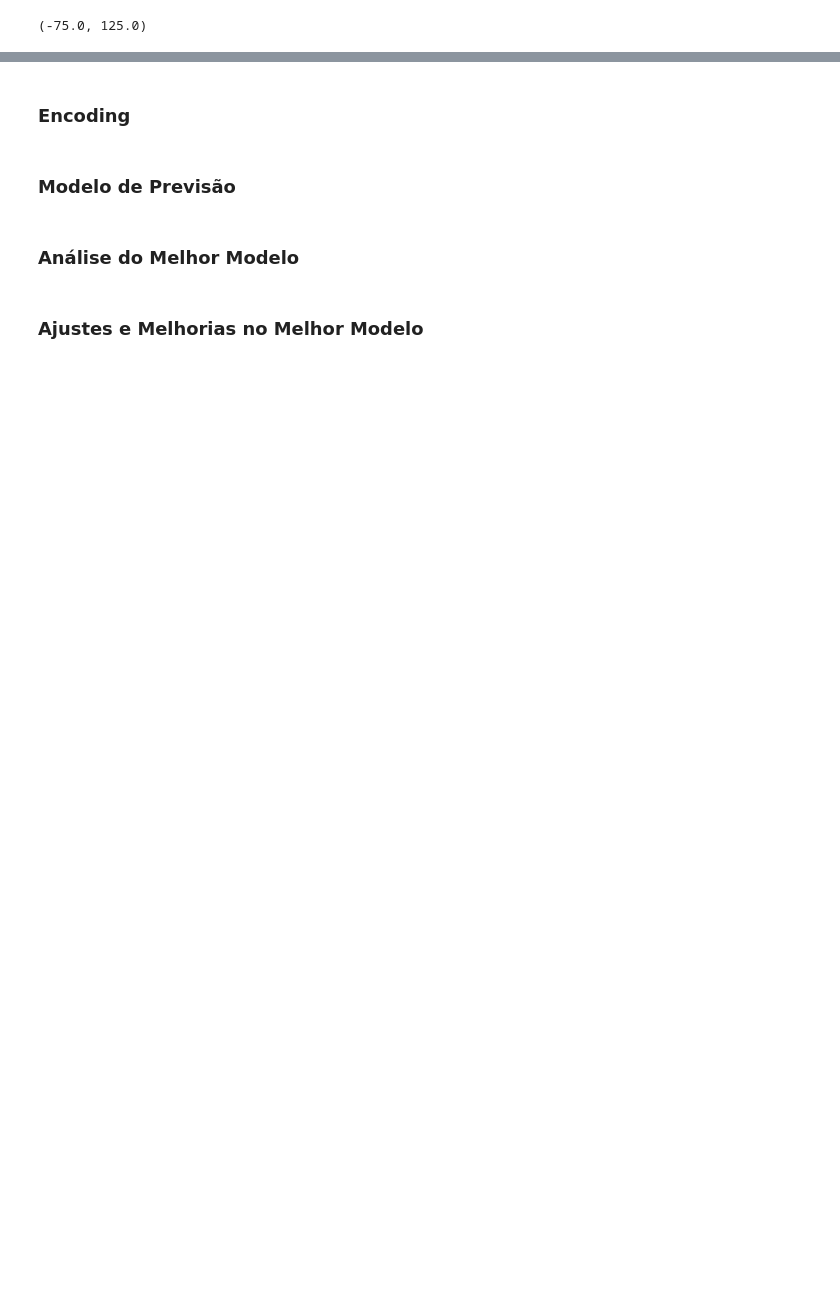
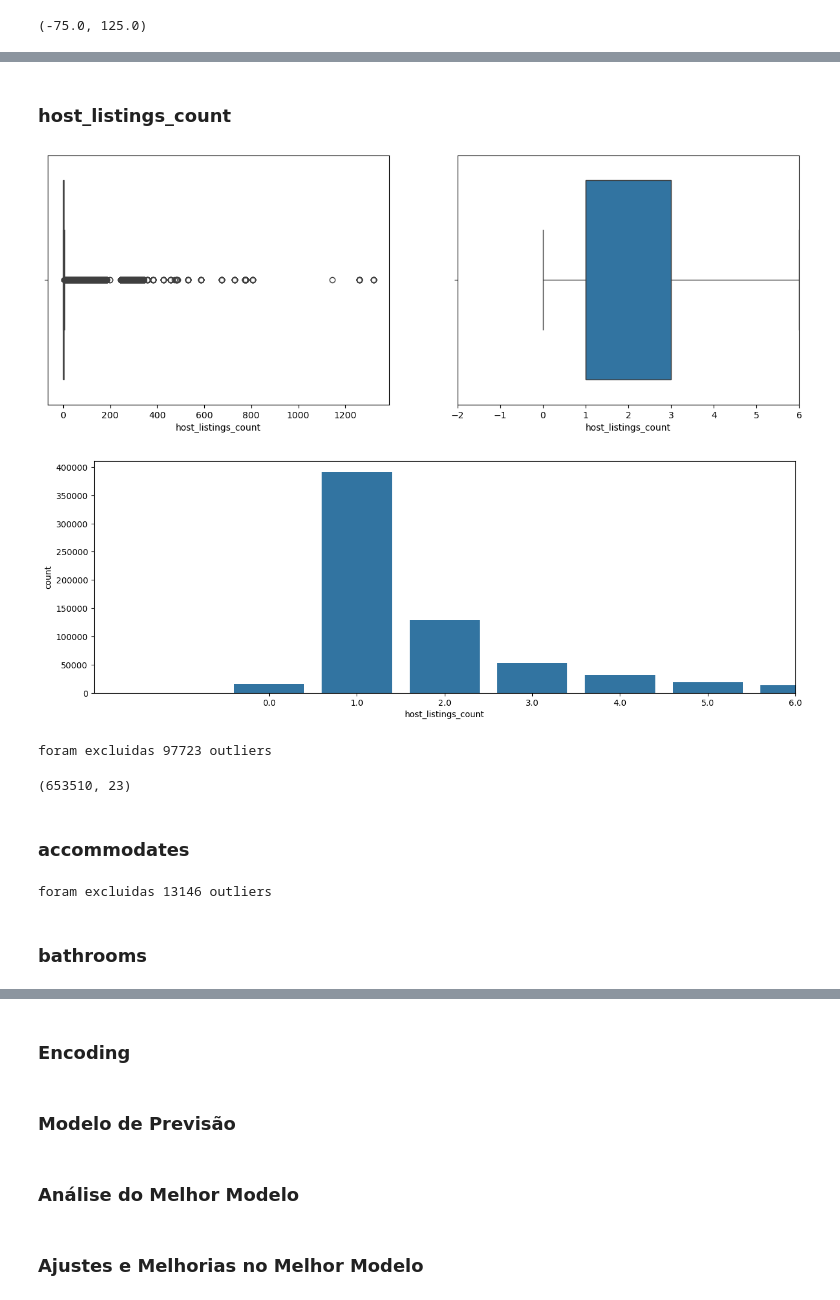
Before and after one commit to maxMitsuya/previsao_arbnb, a Jupyter notebook: Solução Airbnb Rio.ipynb, the cells around one changed output, grey strips where cells are left out. Drawn from its saved outputs; the diff is of its cells as text; code cells hidden in the pictures; blank space fills up the shorter version.

```diff
--- a/Solução Airbnb Rio.ipynb
+++ b/Solução Airbnb Rio.ipynb
@@ -245,6 +245,10 @@ def diagrama_caixa(coluna):
 def histograma(coluna):
     plt.figure(figsize = (15,5))
     sns.histplot(coluna)
+def grafico_barras(coluna):
+    plt.figure(figsize=(15,5))
+    ax = sns.barplot(x = coluna.value_counts().index, y = coluna.value_counts())
+    ax.set_xlim(limites(coluna))
 # %%
 diagrama_caixa(base_arbnb['price'])
 histograma(base_arbnb['price'])
@@ -268,0 +273,26 @@ foram excluidas 28761 outliers
+# %% [markdown]
+### host_listings_count
+# %%
+diagrama_caixa(base_arbnb['host_listings_count'])
+grafico_barras(base_arbnb['host_listings_count'])
+# %% [output]
+[figure, added]
+[figure, added]
+# %%
+base_arbnb, linhas = excluir_outliers(base_arbnb, 'host_listings_count')
+print(f'foram excluidas {linhas} outliers')
+# %% [output]
+foram excluidas 97723 outliers
+# %%
+base_arbnb.shape
+# %% [output]
+(653510, 23)
+# %% [markdown]
+### accommodates
+# %%
+base_arbnb, linhas = excluir_outliers(base_arbnb, 'accommodates')
+print(f'foram excluidas {linhas} outliers')
+# %% [output]
+foram excluidas 13146 outliers
+# %% [markdown]
+### bathrooms
```
Also changed, not shown: parts of 40 cells of this notebook.
